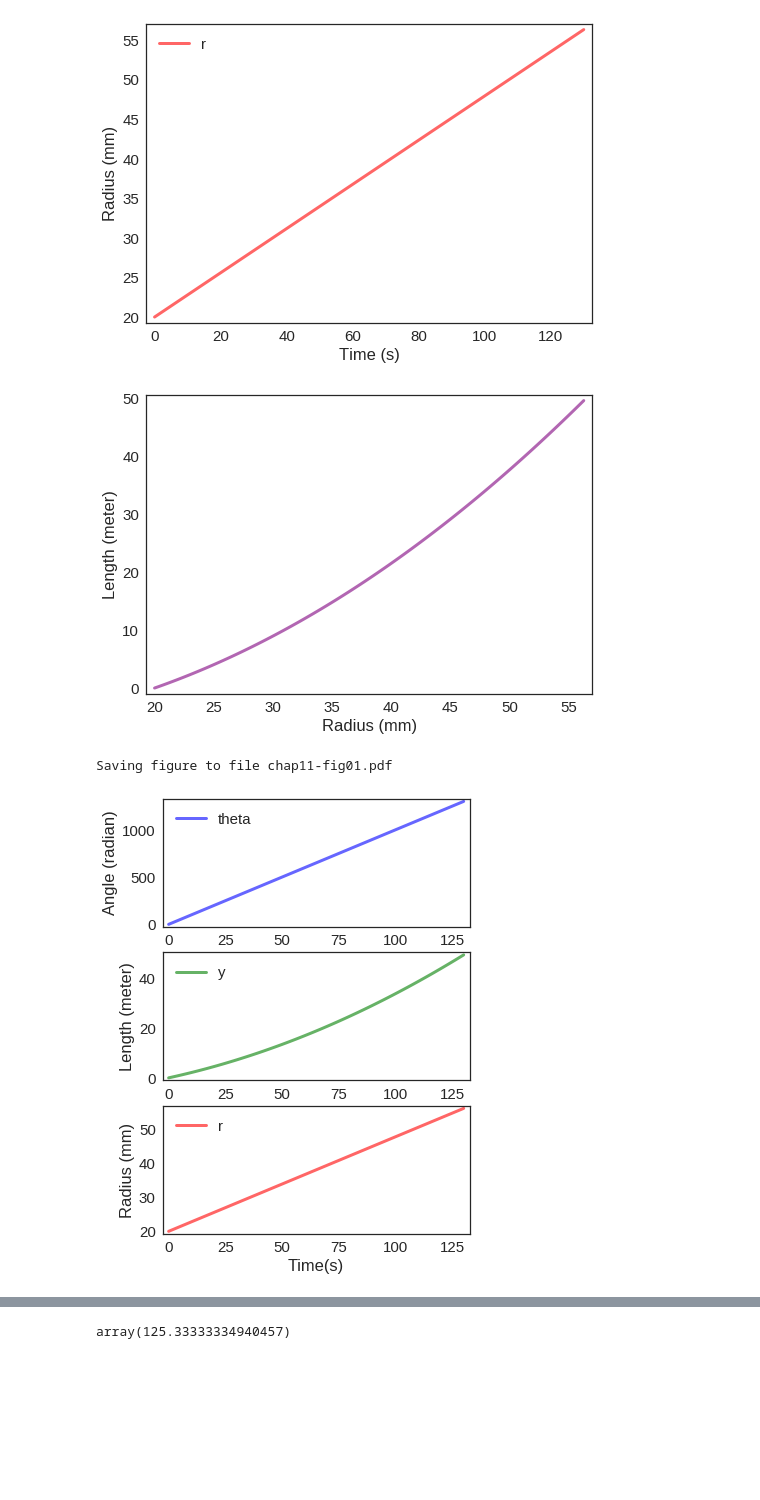
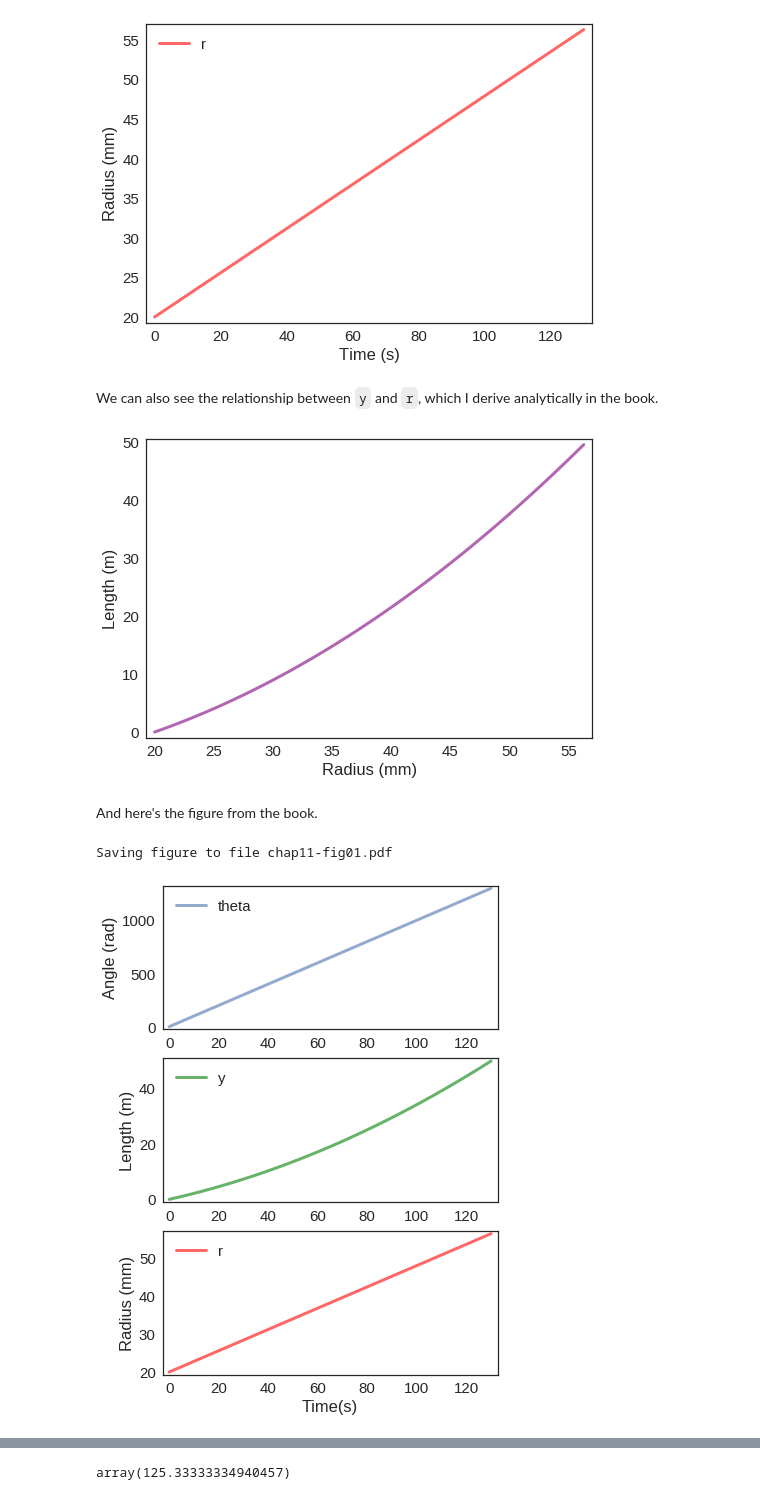
Before and after one commit to AllenDowney/ModSimPy, a Jupyter notebook: code/chap11soln.ipynb, the cells around one changed output, grey strips where cells are left out. Saved outputs shown, nothing was run; the diff lists cells and outputs as text; code cells hidden in the pictures; blank space fills up the shorter version.

```diff
--- a/code/chap11soln.ipynb
+++ b/code/chap11soln.ipynb
@@ -37,5 +45,11 @@ condition = Condition(Rmin = 0.02 * m,
 # %%
 def estimate_k(condition):
+    """Estimates the parameter `k`.
+
+    condition: Condition with Rmin, Rmax, and L
+
+    returns: k in meters per radian
+    """
     unpack(condition)
 
     Ravg = (Rmax + Rmin) / 2
@@ -47,5 +63,11 @@ def estimate_k(condition):
 # %%
 def make_system(condition):
+    """Make a system object.
+
+    condition: Condition with Rmin, Rmax, and L
+
+    returns: System with init, k, and ts
+    """
     unpack(condition)
 
     init = State(theta = 0 * radian,
@@ -74,5 +106,13 @@ system.init
 # %%
 def slope_func(state, t, system):
+    """Computes the derivatives of the state variables.
+
+    state: State object with theta, y, r
+    t: time
+    system: System object with r, k
+
+    returns: sequence of derivatives
+    """
     theta, y, r = state
     unpack(system)
 
@@ -123,30 +177,34 @@ decorate(xlabel='Time (s)',
          ylabel='Radius (mm)')
 # %% [output]
 [figure]
+# %% [markdown]
+We can also see the relationship between `y` and `r`, which I derive analytically in the book.
 # %%
 plot(rs, ys, color='purple')
 
 decorate(xlabel='Radius (mm)',
-         ylabel='Length (meter)',
+         ylabel='Length (m)',
          legend=False)
 # %% [output]
-[figure, old version]
+[figure, new version]
+# %% [markdown]
+And here's the figure from the book.
 # %%
 subplot(3, 1, 1)
-plot(thetas, color='blue', label='theta')
-decorate(ylabel='Angle (radian)')
+plot(thetas, label='theta')
+decorate(ylabel='Angle (rad)')
 
 subplot(3, 1, 2)
 plot(ys, color='green', label='y')
-decorate(ylabel='Length (meter)')
+decorate(ylabel='Length (m)')
 
 subplot(3, 1, 3)
 plot(rs, color='red', label='r')
 
 decorate(xlabel='Time(s)',
          ylabel='Radius (mm)')
 
 savefig('chap11-fig01.pdf')
 # %% [output]
 Saving figure to file chap11-fig01.pdf
-[figure, old version]
+[figure, new version]
```
Also changed, not shown: parts of 68 cells of this notebook, 1 other file.
